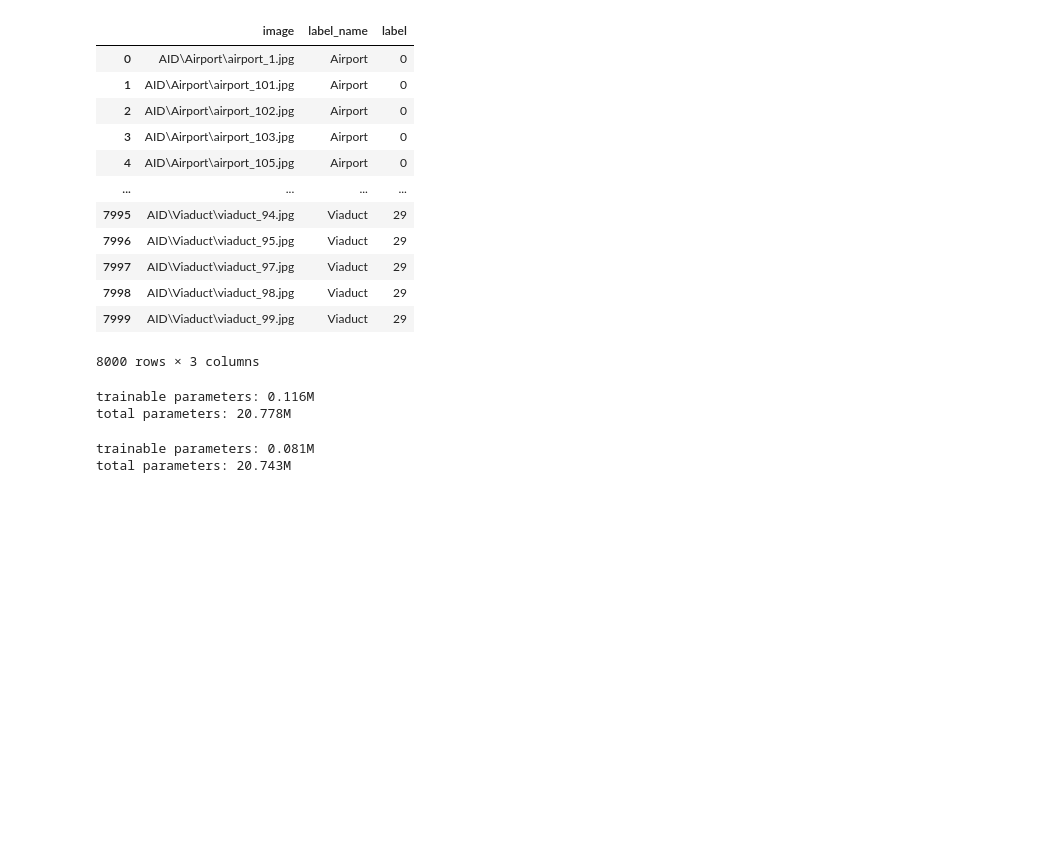
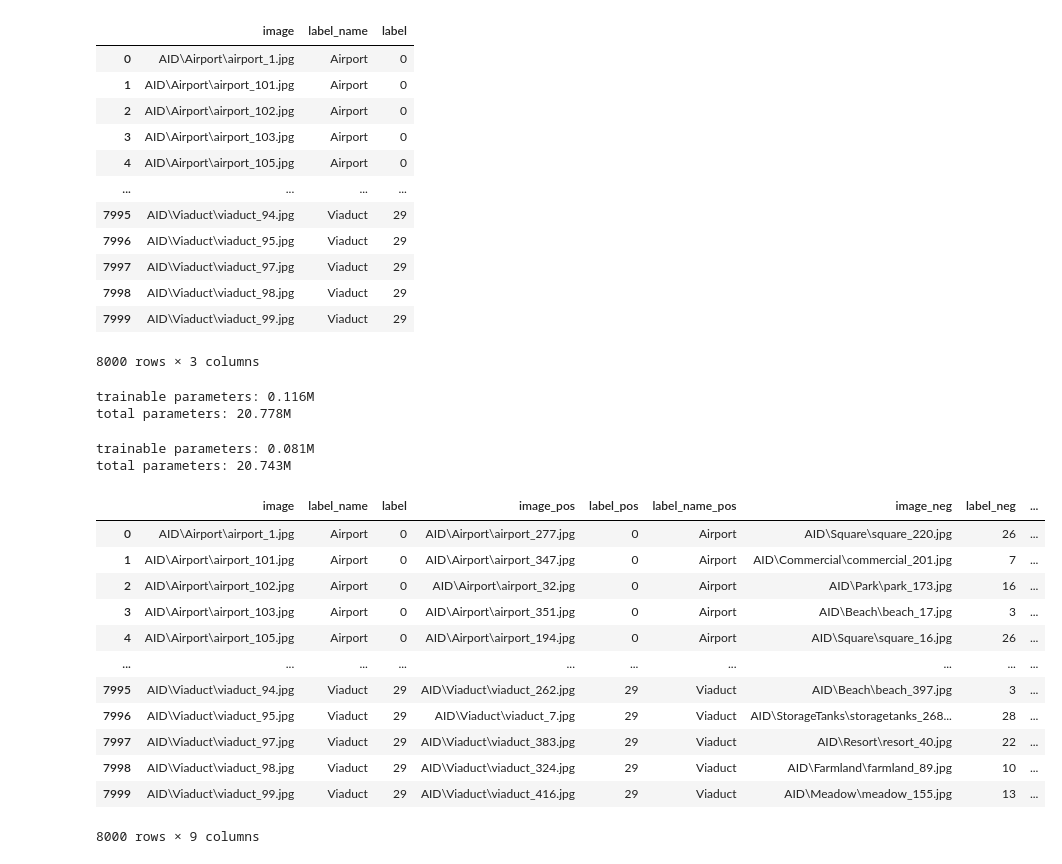
Before and after one commit to SarthakM320/VIT_attention_consistency, a Jupyter notebook: experiments.ipynb, the cells around one changed output. Drawn from its saved outputs; the diff is of its cells as text; code cells hidden in the pictures; blank space fills up the shorter version.

```diff
--- a/experiments.ipynb
+++ b/experiments.ipynb
@@ -549,3 +549,23 @@ for i in range(len(df)):
     },index = [0]))
 # %%
 pd.concat(frames).reset_index(drop = True).to_csv('AID_data_triplet_val.csv', index = False)
+# %%
+import pandas as pd
+df1 = pd.read_csv('AID_data_train.csv')
+df2 = pd.read_csv('AID_data_triplet.csv')
+
+pd.merge(df1, df2, how='outer',on='image').rename(columns={'label_name_x':'label_name', 'label_x':'label'}).drop(columns=['label_y', 'label_name_y'])
+# %% [output]
+|  | image | label_name | label | image_pos | label_pos | label_name_pos | image_neg | label_neg | ... |
+| 0 | AID\Airport\airport_1.jpg | Airport | 0 | AID\Airport\airport_277.jpg | 0 | Airport | AID\Square\square_220.jpg | 26 | ... |
+| 1 | AID\Airport\airport_101.jpg | Airport | 0 | AID\Airport\airport_347.jpg | 0 | Airport | AID\Commercial\commercial_201.jpg | 7 | ... |
+| 2 | AID\Airport\airport_102.jpg | Airport | 0 | AID\Airport\airport_32.jpg | 0 | Airport | AID\Park\park_173.jpg | 16 | ... |
+| 3 | AID\Airport\airport_103.jpg | Airport | 0 | AID\Airport\airport_351.jpg | 0 | Airport | AID\Beach\beach_17.jpg | 3 | ... |
+| 4 | AID\Airport\airport_105.jpg | Airport | 0 | AID\Airport\airport_194.jpg | 0 | Airport | AID\Square\square_16.jpg | 26 | ... |
+| ... | ... | ... | ... | ... | ... | ... | ... | ... | ... |
+| 7995 | AID\Viaduct\viaduct_94.jpg | Viaduct | 29 | AID\Viaduct\viaduct_262.jpg | 29 | Viaduct | AID\Beach\beach_397.jpg | 3 | ... |
+| 7996 | AID\Viaduct\viaduct_95.jpg | Viaduct | 29 | AID\Viaduct\viaduct_7.jpg | 29 | Viaduct | AID\StorageTanks\storagetanks_268... | 28 | ... |
+| 7997 | AID\Viaduct\viaduct_97.jpg | Viaduct | 29 | AID\Viaduct\viaduct_383.jpg | 29 | Viaduct | AID\Resort\resort_40.jpg | 22 | ... |
+| 7998 | AID\Viaduct\viaduct_98.jpg | Viaduct | 29 | AID\Viaduct\viaduct_324.jpg | 29 | Viaduct | AID\Farmland\farmland_89.jpg | 10 | ... |
+| 7999 | AID\Viaduct\viaduct_99.jpg | Viaduct | 29 | AID\Viaduct\viaduct_416.jpg | 29 | Viaduct | AID\Meadow\meadow_155.jpg | 13 | ... |
+8000 rows × 9 columns
```
Also changed, not shown: 2 other files.
